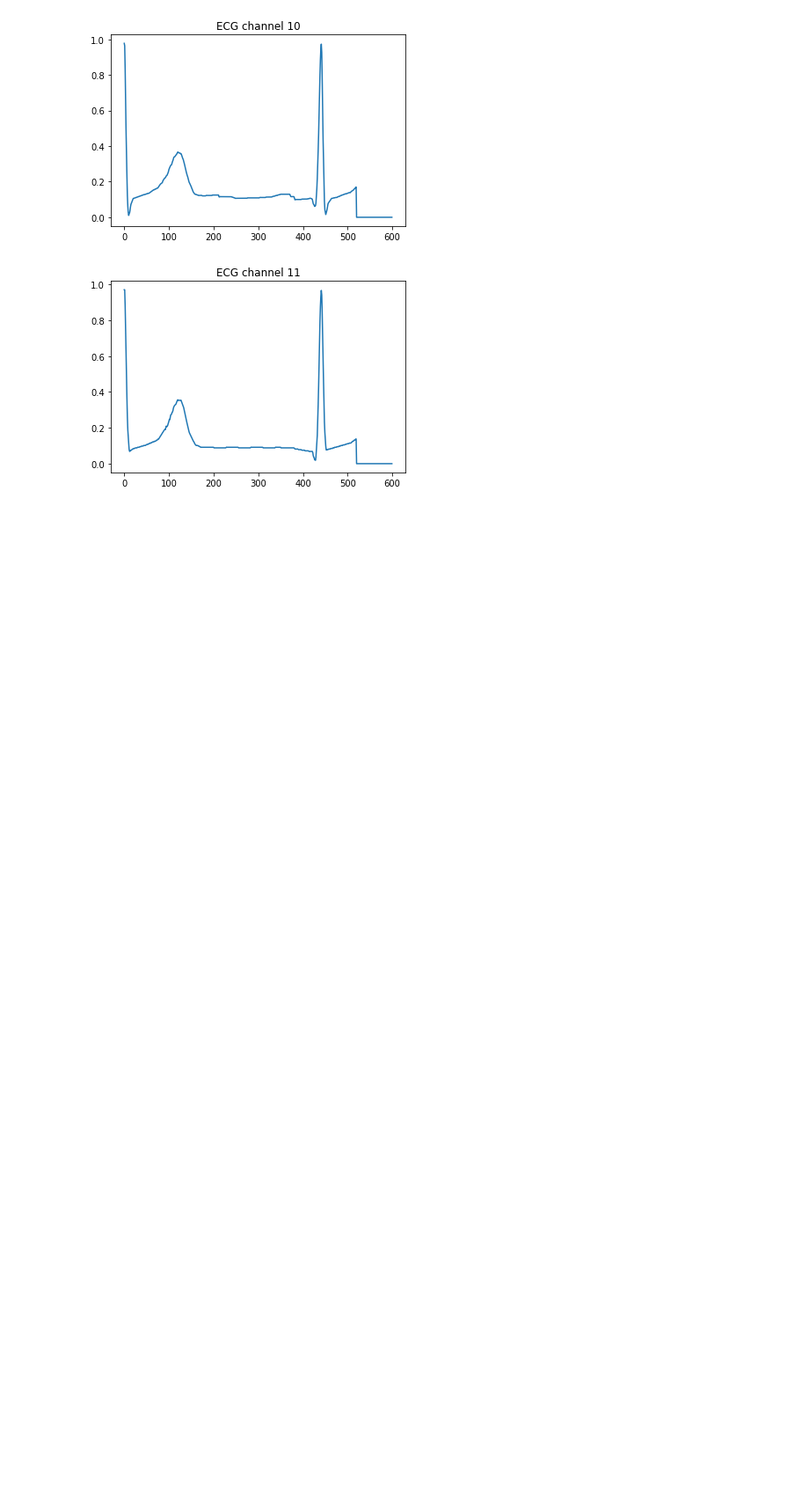
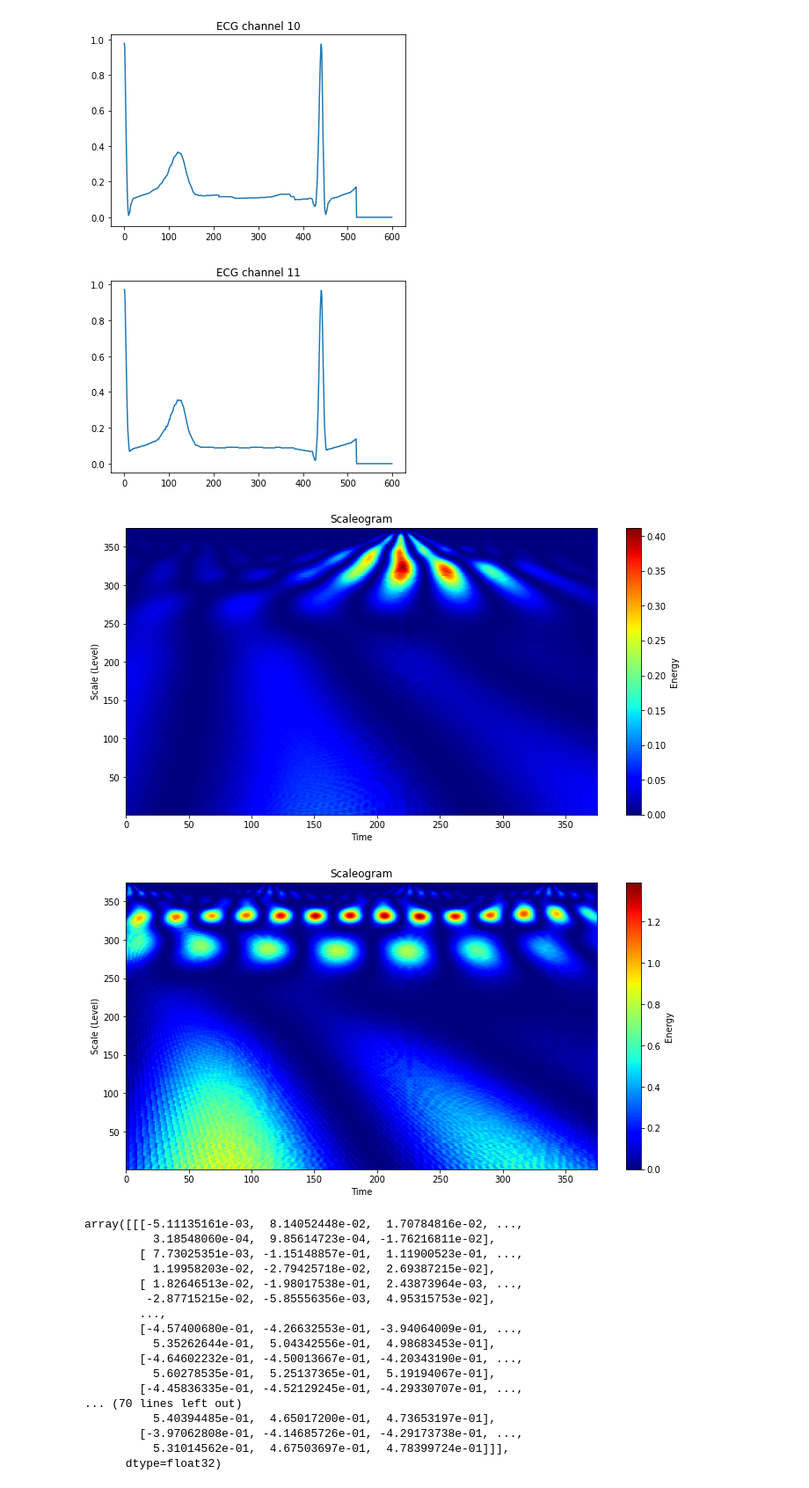
Before and after one commit to boldirev-as/AIIJC-medtech23, a Jupyter notebook: transforming.ipynb, the cells around one changed output. Shown: that part at 88% size. Cells and saved outputs as stored; diff of their text form; code cells hidden in the pictures; blank space fills up the shorter version.

```diff
--- a/transforming.ipynb
+++ b/transforming.ipynb
@@ -178,6 +182,34 @@ for lead in range(12):
 [figure]
 [figure]
 [figure]
+# %%
+
+
+from transforming_wavelets import Pipeline_CWT_CNN
+
+pipeline = Pipeline_CWT_CNN(prefix="./train/", segment_num=2)
+pipeline.run_pipeline('00009_hr',  test=True)
+pipeline.run_pipeline('00034_hr',  test=True)
+# %% [output]
+[figure, added]
+[figure, added]
+array([[[-5.11135161e-03,  8.14052448e-02,  1.70784816e-02, ...,
+          3.18548060e-04,  9.85614723e-04, -1.76216811e-02],
+        [ 7.73025351e-03, -1.15148857e-01,  1.11900523e-01, ...,
+          1.19958203e-02, -2.79425718e-02,  2.69387215e-02],
+        [ 1.82646513e-02, -1.98017538e-01,  2.43873964e-03, ...,
+         -2.87715215e-02, -5.85556356e-03,  4.95315753e-02],
+        ...,
+        [-4.57400680e-01, -4.26632553e-01, -3.94064009e-01, ...,
+          5.35262644e-01,  5.04342556e-01,  4.98683453e-01],
+        [-4.64602232e-01, -4.50013667e-01, -4.20343190e-01, ...,
+          5.60278535e-01,  5.25137365e-01,  5.19194067e-01],
+        [-4.45836335e-01, -4.52129245e-01, -4.29330707e-01, ...,
+... (70 lines left out)
+          5.40394485e-01,  4.65017200e-01,  4.73653197e-01],
+        [-3.97062808e-01, -4.14685726e-01, -4.29173738e-01, ...,
+          5.31014562e-01,  4.67503697e-01,  4.78399724e-01]]],
+      dtype=float32)
 # %%
 
 class Transformator():
```
Also changed, not shown: parts of 10 cells of this notebook, 2 other files.
